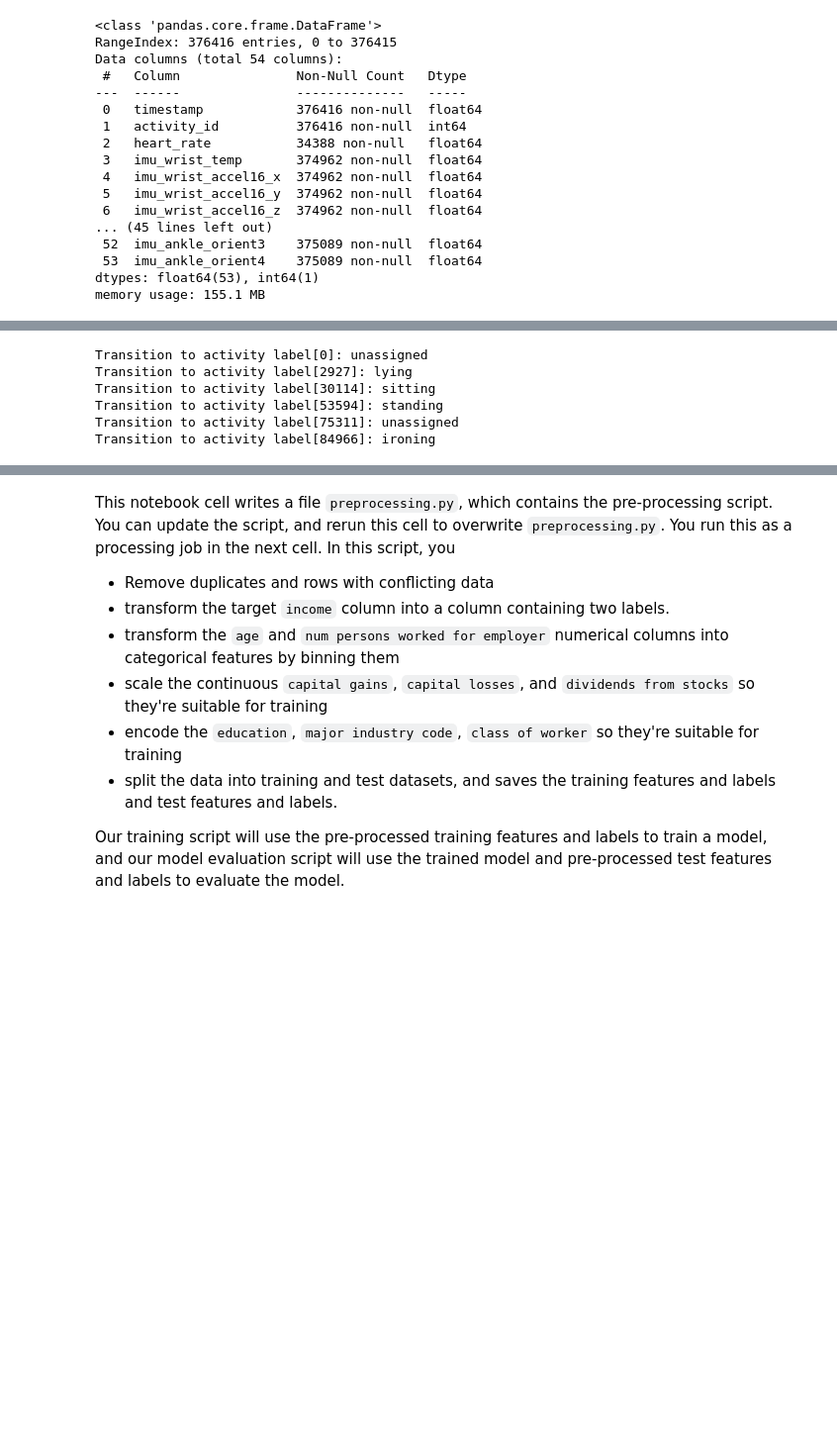
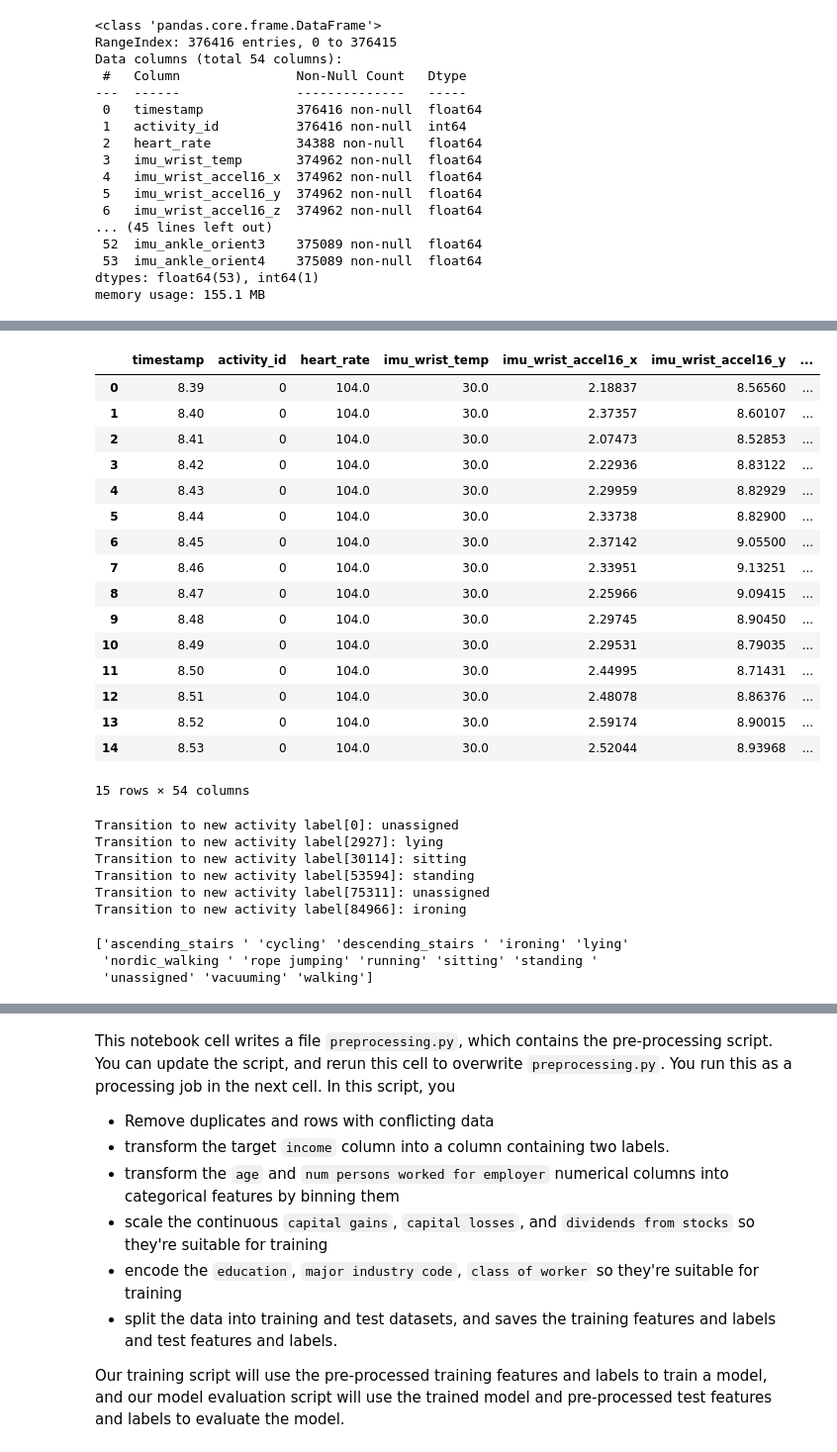
Before and after one commit to pmhargis-aws/aws-sagemaker-octank, a Jupyter notebook: OctankFitness_scikit_learn_processing.ipynb, the cells around one changed output, grey strips where cells are left out. Shown at 99% size. Drawn from its saved outputs; the diff is of its cells as text; code cells hidden in the pictures; blank space fills up the shorter version.

```diff
--- a/OctankFitness_scikit_learn_processing.ipynb
+++ b/OctankFitness_scikit_learn_processing.ipynb
@@ -155,0 +168,9 @@ Number of rows AFTER drop: 1840806
+# %%
+# Let's first remove the heart rate column ('heart_rate') from data frame
+# we can then impute the column by applying backfill to the column
+
+df_heart_rate_column = df.pop('heart_rate')
+df_heart_rate_column.fillna(value=None, method='backfill', axis=0, inplace=True)
+# %%
+# Insert backfilled heart rate column back into the data frame
+df.insert(2, 'heart_rate', df_heart_rate_column)
@@ -156,3 +189,24 @@ Number of rows AFTER drop: 1840806
+# %%
+# Ah, that looks much better
+df.head(n=15)
+# %% [output]
+|  | timestamp | activity_id | heart_rate | imu_wrist_temp | imu_wrist_accel16_x | imu_wrist_accel16_y | ... |
+| 0 | 8.39 | 0 | 104.0 | 30.0 | 2.18837 | 8.56560 | ... |
+| 1 | 8.40 | 0 | 104.0 | 30.0 | 2.37357 | 8.60107 | ... |
+| 2 | 8.41 | 0 | 104.0 | 30.0 | 2.07473 | 8.52853 | ... |
+| 3 | 8.42 | 0 | 104.0 | 30.0 | 2.22936 | 8.83122 | ... |
+| 4 | 8.43 | 0 | 104.0 | 30.0 | 2.29959 | 8.82929 | ... |
+| 5 | 8.44 | 0 | 104.0 | 30.0 | 2.33738 | 8.82900 | ... |
+| 6 | 8.45 | 0 | 104.0 | 30.0 | 2.37142 | 9.05500 | ... |
+| 7 | 8.46 | 0 | 104.0 | 30.0 | 2.33951 | 9.13251 | ... |
+| 8 | 8.47 | 0 | 104.0 | 30.0 | 2.25966 | 9.09415 | ... |
+| 9 | 8.48 | 0 | 104.0 | 30.0 | 2.29745 | 8.90450 | ... |
+| 10 | 8.49 | 0 | 104.0 | 30.0 | 2.29531 | 8.79035 | ... |
+| 11 | 8.50 | 0 | 104.0 | 30.0 | 2.44995 | 8.71431 | ... |
+| 12 | 8.51 | 0 | 104.0 | 30.0 | 2.48078 | 8.86376 | ... |
+| 13 | 8.52 | 0 | 104.0 | 30.0 | 2.59174 | 8.90015 | ... |
+| 14 | 8.53 | 0 | 104.0 | 30.0 | 2.52044 | 8.93968 | ... |
+15 rows × 54 columns
 # %%
 # We can replace the raw activity_id (integers) with their label meanings
 
@@ -168,19 +228,25 @@ df.replace(raw_activity_ids, activity_labels, inplace=True)
 # %%
 # Let's take a look at 'activity_id' label and show each transition in the first 100K rows
 prev_activity = None
-for idx in range(0,100000,1):
-    row = df.iloc[idx]
-    #print('row[{}]: {}'.format(idx, row))
+for idx in range(0,100000):
+    row = df_with_labels.iloc[idx]
     if (row['activity_id'] != prev_activity):
         print('Transition to new activity label[{}]: {}'.format(idx, row['activity_id']))
         prev_activity = row['activity_id']
 # %% [output]
-Transition to activity label[0]: unassigned
-Transition to activity label[2927]: lying
-Transition to activity label[30114]: sitting
-Transition to activity label[53594]: standing
-Transition to activity label[75311]: unassigned
-Transition to activity label[84966]: ironing
+Transition to new activity label[0]: unassigned
+Transition to new activity label[2927]: lying
+Transition to new activity label[30114]: sitting
+Transition to new activity label[53594]: standing
+Transition to new activity label[75311]: unassigned
+Transition to new activity label[84966]: ironing
+# %%
+# Let's get the distinct list of unique activities
+print(np.unique(df_with_labels['activity_id'].to_numpy()))
+# %% [output]
+['ascending_stairs ' 'cycling' 'descending_stairs ' 'ironing' 'lying'
+ 'nordic_walking ' 'rope jumping' 'running' 'sitting' 'standing '
+ 'unassigned' 'vacuuming' 'walking']
 # %%
 # Let's find out how many unique/discrete values per column in our dataset
 df.nunique(axis='index')
```
Also changed, not shown: parts of 31 cells of this notebook.
